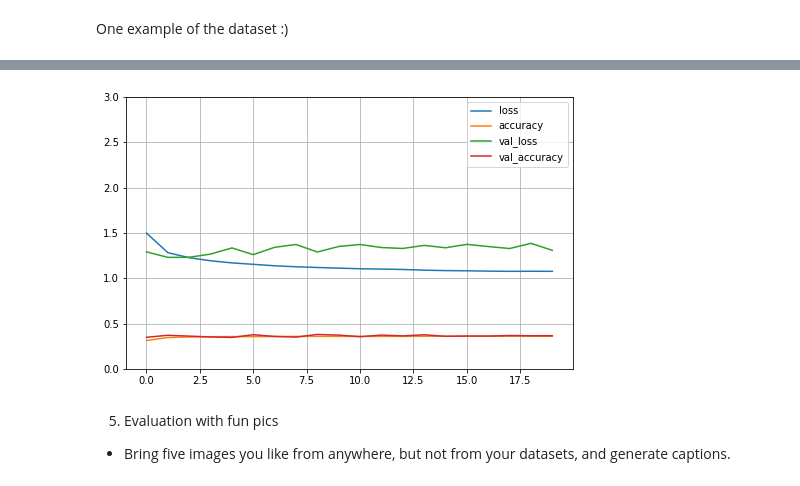
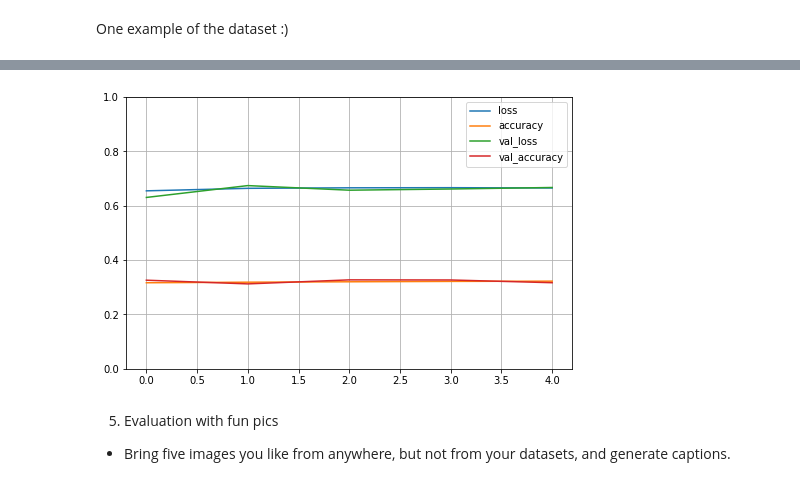
Before and after one commit to karlrameld/AI_in3, a Jupyter notebook: Example_Image_Captioning/HW30k.ipynb, the cells around one changed output, grey strips where cells are left out. Saved outputs shown, nothing was run; the diff lists cells and outputs as text; code cells hidden in the pictures.

Commit message:
30k, pickle, all captions and changed training

```diff
--- a/Example_Image_Captioning/HW30k.ipynb
+++ b/Example_Image_Captioning/HW30k.ipynb
@@ -282,0 +246,14 @@ X_valid_enc = encode_all(X_valid)
+# %%
+pickle_X = open ("data_X_enc.txt", "rb")
+images_enc = pickle.load(pickle_X)
+
+pickle_y = open ("data_y.txt", "rb")
+texts_enc = pickle.load(pickle_y)
+# %%
+from sklearn.model_selection import train_test_split
+
+X_train, X_valid, y_train, y_valid = train_test_split(images_enc, texts_enc, test_size=0.2)
+print(y_train[1])
+print(tokenizer.sequences_to_texts([y_train[1]]))
+print(y_train[2])
+print(tokenizer.sequences_to_texts([y_train[2]]))
@@ -290,8 +278,8 @@ def map_func(img_encode, cap):
 BATCH_SIZE = 64
 SHUFFLE_VALUE = 256
 
-train_dataset = tf.data.Dataset.from_tensor_slices((X_train_enc, y_train))
-valid_dataset = tf.data.Dataset.from_tensor_slices((X_valid_enc, y_valid))
+train_dataset = tf.data.Dataset.from_tensor_slices((X_train, y_train))
+valid_dataset = tf.data.Dataset.from_tensor_slices((X_valid, y_valid))
 train_dataset = train_dataset.map(map_func)
 valid_dataset = valid_dataset.map(map_func)
 train_dataset = train_dataset.shuffle(SHUFFLE_VALUE).batch(BATCH_SIZE)
@@ -355,16 +331,8 @@ ________________________________________________________________________________
 # %%
 model_1.compile(
-    optimizer=tf.keras.optimizers.Adam(learning_rate=0.005),
+    optimizer=tf.keras.optimizers.RMSprop(),
     loss='sparse_categorical_crossentropy',
     metrics=['accuracy'],)
 
-def scheduler(epoch, lr):
-  if epoch < 10:
-    return lr
-  else:
-    return lr * tf.math.exp(-0.1)
-
-callbacks = [tf.keras.callbacks.EarlyStopping(patience=10, monitor='val_loss', restore_best_weights=True),
-tf.keras.callbacks.LearningRateScheduler(scheduler)]
-history = model_1.fit(train_dataset, validation_data=valid_dataset, epochs=20, validation_steps=2)
+history = model_1.fit(train_dataset, validation_data=valid_dataset, epochs=5, validation_steps=2)
 # %% [output]
@@ -389,11 +349,11 @@ Epoch 20/20
 # %%
 pd.DataFrame(history.history).plot(figsize=(8, 5))
 plt.grid(True)
-plt.gca().set_ylim(0, 3)
+plt.gca().set_ylim(0, 1)
 plt.show()
 model_1.save("my_model.h5")
 # %% [output]
-[figure, old version]
+[figure, new version]
 # %%
 model_1 = tf.keras.models.load_model("my_model.h5")
 # %% [markdown]
```
Also changed, not shown: parts of 45 cells of this notebook, 2 other files.
